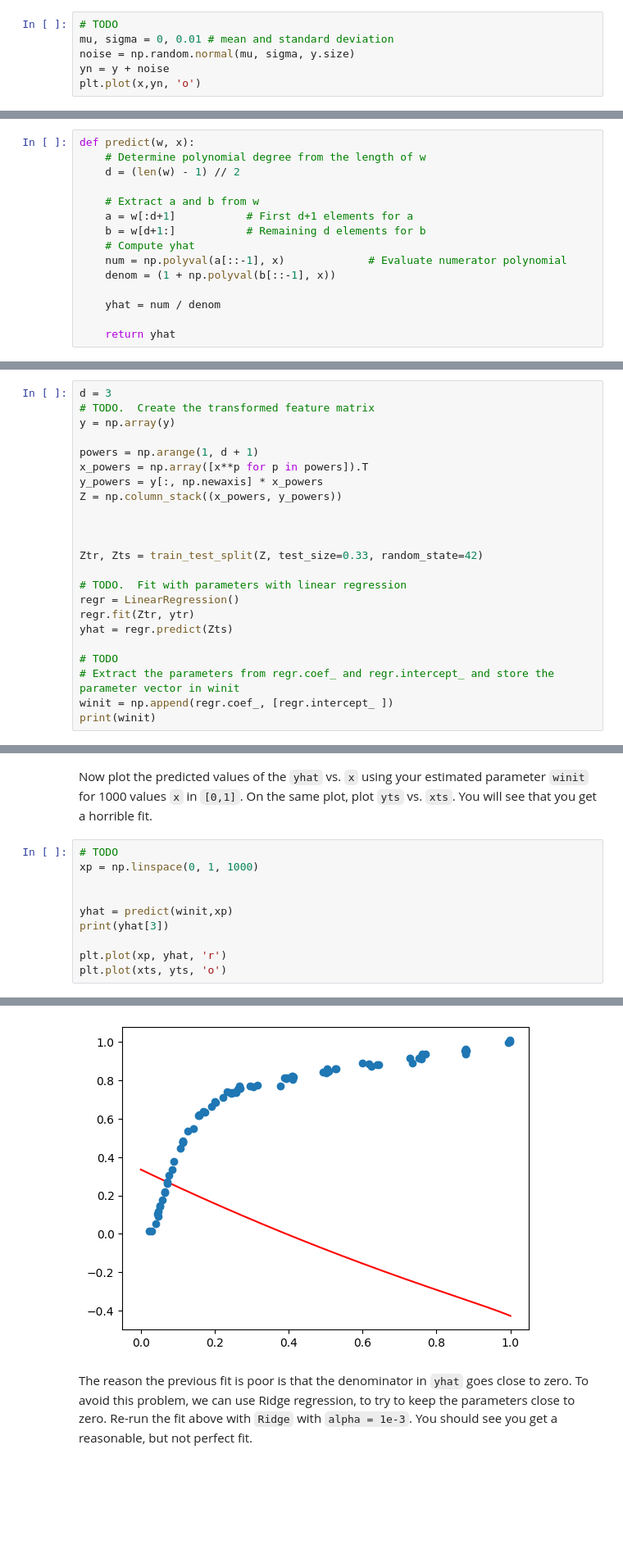
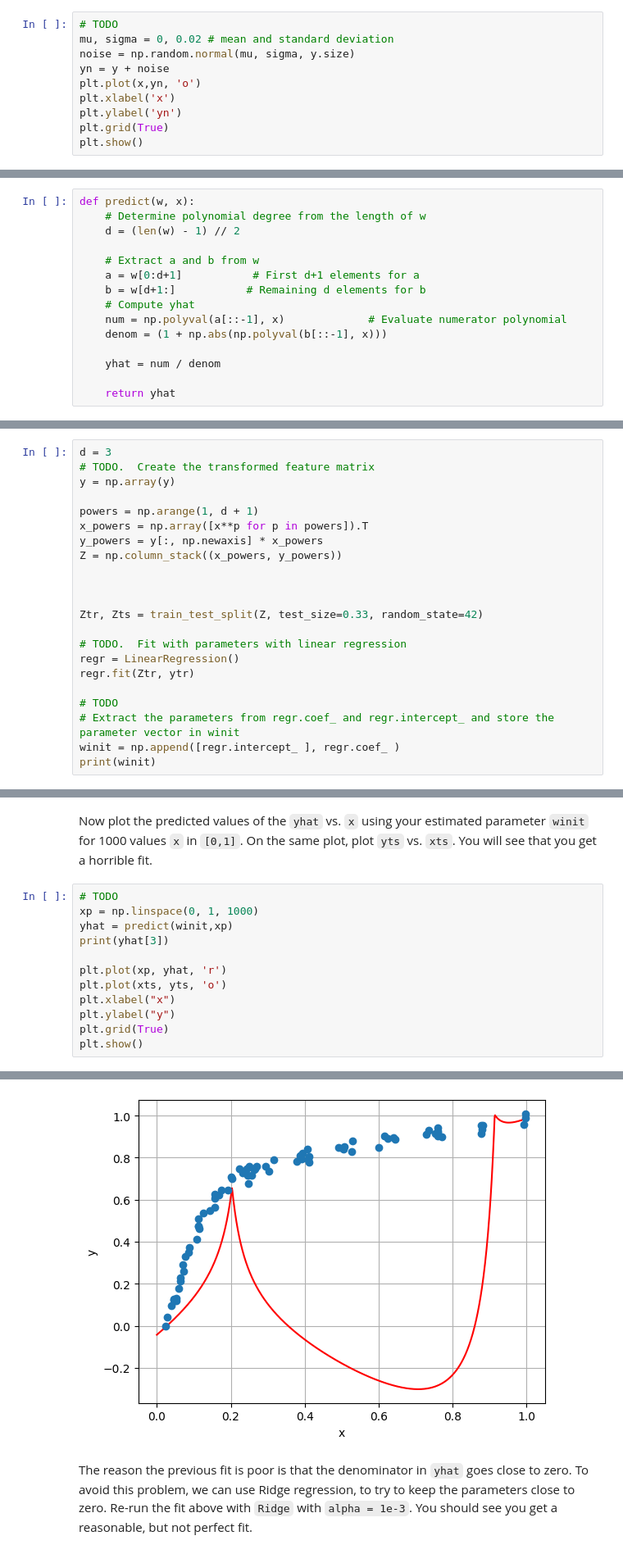
Before and after one commit to Al-Jazzazi/introml, a Jupyter notebook: unit07_optim/lab_nlls_partial.ipynb, the cells around one changed output, grey strips where cells are left out. Shown at 82% size. Cells and saved outputs as stored; diff of their text form; blank space fills up the shorter version.

```diff
--- a/unit07_optim/lab_nlls_partial.ipynb
+++ b/unit07_optim/lab_nlls_partial.ipynb
@@ -60,8 +63,12 @@ plt.plot(x,y, 'o')
 To make the problem a little more challenging, we will add some noise.  Add random Gaussian noise with mean 0 and std. dev = 0.02 to `y`.  Store the noisy results in `yn`. You can use the `np.random.normal()` function to add Gaussian noise. Plot `yn` vs. `x`.
 # %%
 # TODO
-mu, sigma = 0, 0.01 # mean and standard deviation
+mu, sigma = 0, 0.02 # mean and standard deviation
 noise = np.random.normal(mu, sigma, y.size)
 yn = y + noise
 plt.plot(x,yn, 'o')
+plt.xlabel('x')
+plt.ylabel('yn')
+plt.grid(True)
+plt.show()
 # %% [output]
@@ -88,11 +94,11 @@ def predict(w, x):
     d = (len(w) - 1) // 2
 
     # Extract a and b from w
-    a = w[:d+1]           # First d+1 elements for a
+    a = w[0:d+1]           # First d+1 elements for a
     b = w[d+1:]           # Remaining d elements for b
     # Compute yhat
     num = np.polyval(a[::-1], x)             # Evaluate numerator polynomial
-    denom = (1 + np.polyval(b[::-1], x))
+    denom = (1 + np.abs(np.polyval(b[::-1], x)))
 
     yhat = num / denom
 
@@ -127,10 +133,9 @@ Ztr, Zts = train_test_split(Z, test_size=0.33, random_state=42)
 # TODO.  Fit with parameters with linear regression
 regr = LinearRegression()
 regr.fit(Ztr, ytr)
-yhat = regr.predict(Zts)
 
 # TODO
 # Extract the parameters from regr.coef_ and regr.intercept_ and store the parameter vector in winit
-winit = np.append(regr.coef_, [regr.intercept_ ])
+winit = np.append([regr.intercept_ ], regr.coef_ )
 print(winit)
 # %% [output]
@@ -141,11 +146,13 @@ Now plot the predicted values of the `yhat` vs. `x` using your estimated paramet
 # %%
 # TODO
 xp = np.linspace(0, 1, 1000)
-
-
 yhat = predict(winit,xp)
 print(yhat[3])
 
 plt.plot(xp, yhat, 'r')
 plt.plot(xts, yts, 'o')
+plt.xlabel("x")
+plt.ylabel("y")
+plt.grid(True)
+plt.show()
 # %% [output]
@@ -154,4 +160,4 @@ plt.plot(xts, yts, 'o')
-[figure, old version]
+[figure, new version]
 # %% [markdown]
 The reason the previous fit is poor is that the denominator in `yhat` goes close to zero.   To avoid this problem, we can use Ridge regression, to try to keep the parameters close to zero.  Re-run the fit above with `Ridge` with `alpha = 1e-3`. You should see you get a reasonable, but not perfect fit.
 # %%
```
Also changed, not shown: parts of 12 cells of this notebook.
